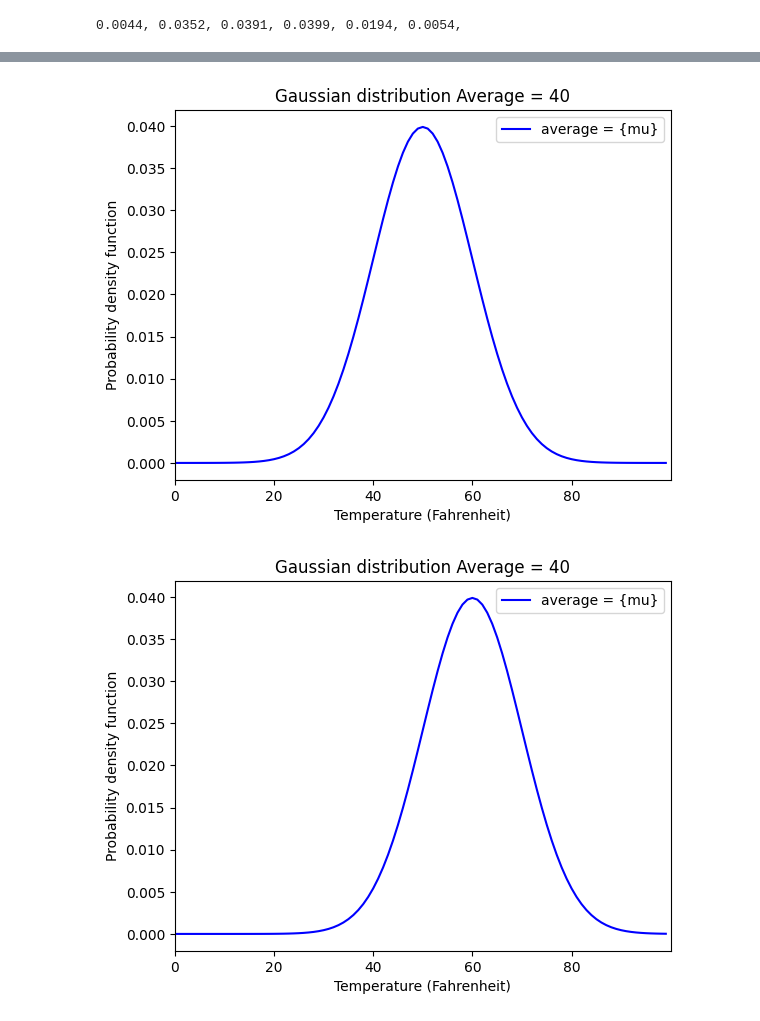
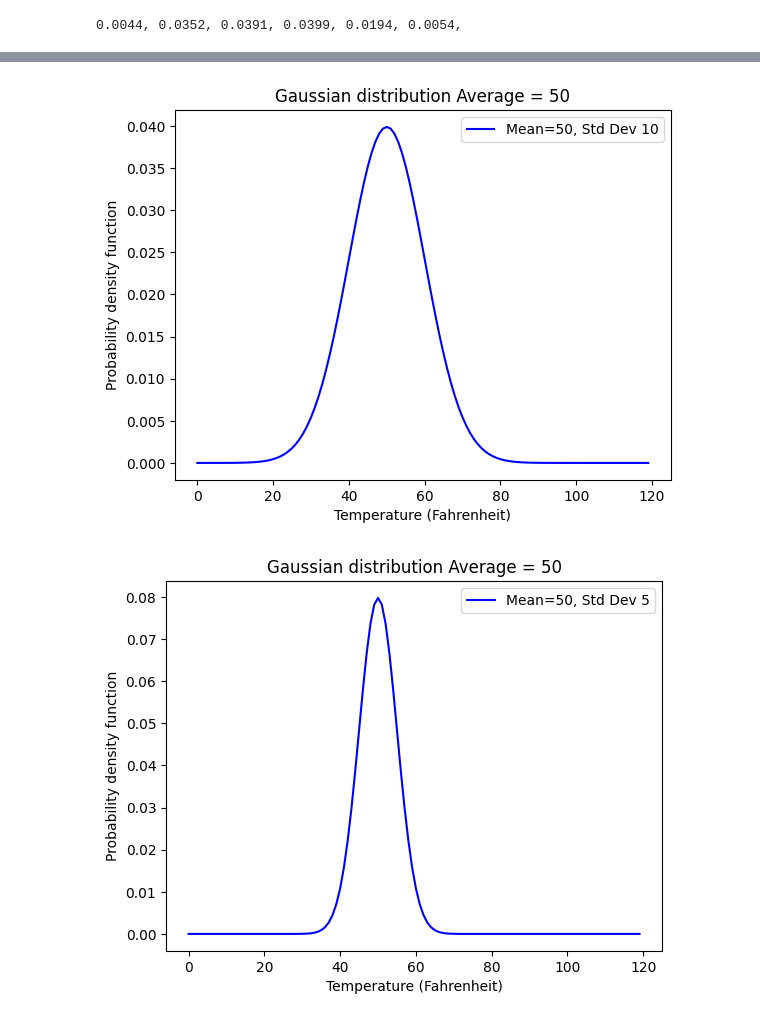
Before and after one commit to QuangMDoan/python, a Jupyter notebook: gaussian.ipynb, the cells around one changed output, grey strips where cells are left out. Drawn from its saved outputs; the diff is of its cells as text; code cells hidden in the pictures.

Commit message:
Play with means and standard deviations.

```diff
--- a/gaussian.ipynb
+++ b/gaussian.ipynb
@@ -42,14 +42,11 @@ from matplotlib import pyplot as plt
 
 def visualize_gaussian(x, mu, sigma):
     y = [density(xi, mu, sigma) for xi in x]
-
     plt.plot(x, y, color = "blue")
     plt.xlabel("Temperature (Fahrenheit)")
     plt.ylabel("Probability density function")
-    plt.title("Gaussian distribution Average = 40")
-    plt.xticks(range(0,100, 20))
-    plt.xlim([0, 100])
-    plt.legend(["average = {mu}"])
+    plt.title(f"Gaussian distribution Average = {mu}")
+    plt.legend([f"Mean={mu}, Std Dev {sigma}"])
     plt.show()
 
 x = [xi for xi in range(0, 100, 1)]
@@ -58,0 +56,6 @@ visualize_gaussian(x, 40, 10)
+# %%
+x = [xi for xi in range(0, 100, 1)]
+visualize_gaussian(x, 50, 10)
+
+x = [xi for xi in range(0, 120, 1)]
+visualize_gaussian(x, 60, 10)
@@ -59,6 +65,7 @@ visualize_gaussian(x, 40, 10)
 # %%
 visualize_gaussian(x, 50, 10)
-visualize_gaussian(x, 60, 10)
+visualize_gaussian(x, 50, 5)
+visualize_gaussian(x, 50, 15)
 # %% [output]
-[figure, old version]
+[figure, new version]
-[figure, old version]
+[figure, new version]
```
Also changed, not shown: parts of 3 cells of this notebook.
